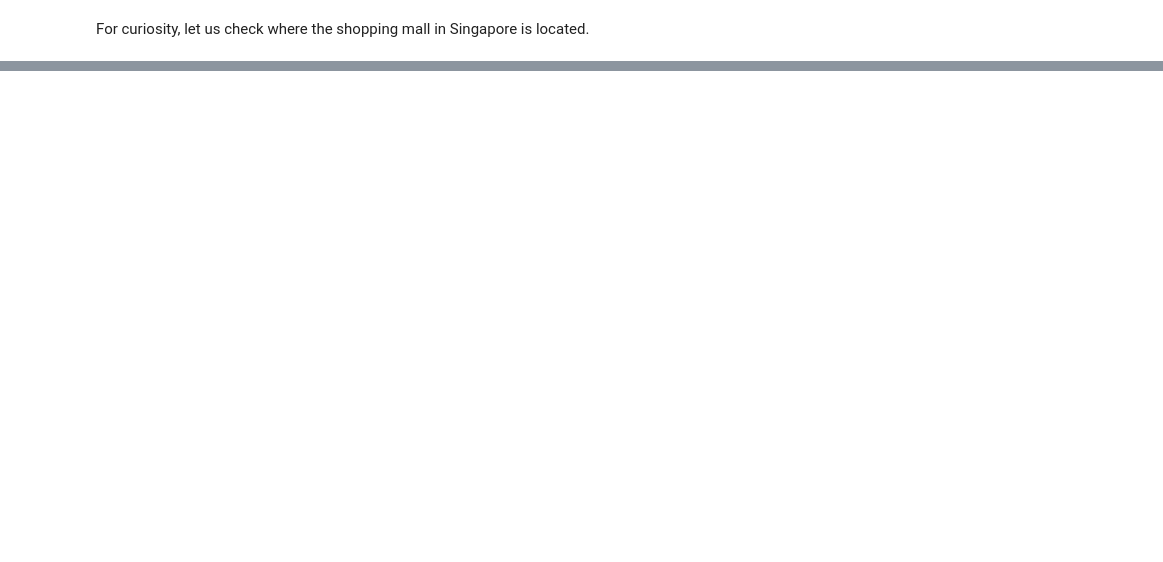
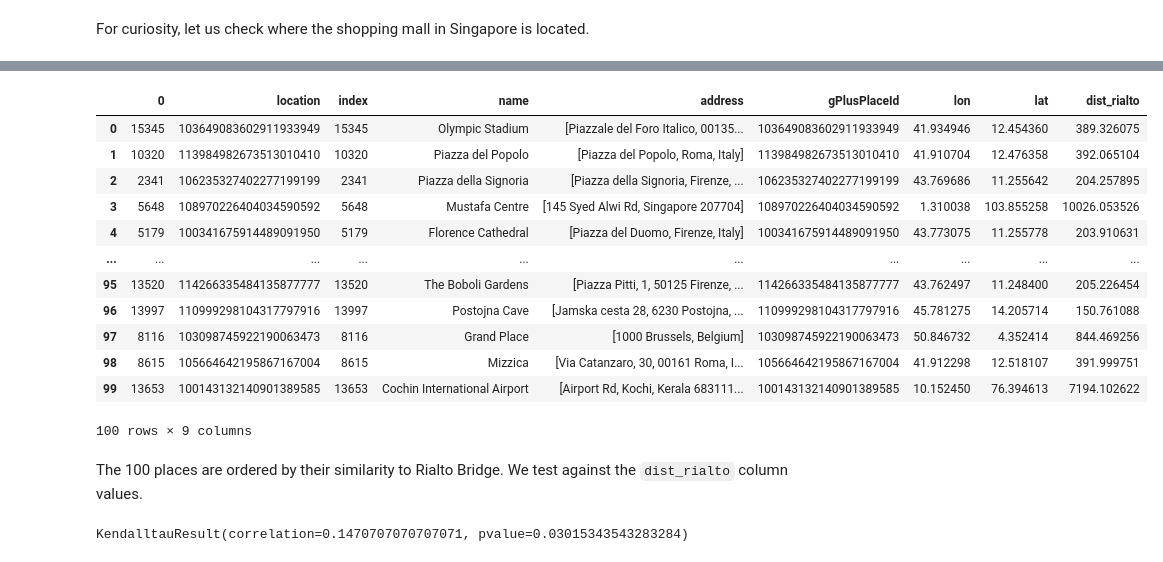
Before and after one commit to LorenzoBoccalon/Embeddings_Pytorch, a Jupyter notebook: exploratory_analysis.ipynb, the cells around one changed output, grey strips where cells are left out. Saved outputs shown, nothing was run; the diff lists cells and outputs as text; code cells hidden in the pictures; blank space fills up the shorter version.

Commit message:
Added spatial correlation analysis

```diff
--- a/exploratory_analysis.ipynb
+++ b/exploratory_analysis.ipynb
@@ -473,0 +479,4 @@ plt.show()
+# %%
+rialto = pd.DataFrame(top_n(5249, 100))
+for i in pd.merge(rialto, loc_fin, left_on=0, right_on='index')['gPlusPlaceId']:
+    print(f"'{i}',", end=' ')
@@ -473,0 +489,3 @@ plt.show()
+# %%
+top_100_rialto = pd.merge(rialto, loc_fin, left_on=0, right_on='index')
+top_100_rialto
@@ -473,0 +506,3 @@ plt.show()
+# %%
+rialto_geo_coo = loc_fin[loc_fin['index'] == 5249].apply(lambda x: (x['lon'], x['lat']), axis=1).values[0]
+rialto_geo_coo
@@ -473,0 +511,3 @@ plt.show()
+# %%
+top_100_geo_coo = top_100_rialto.apply(lambda x: (x['lon'], x['lat']), axis=1)
+top_100_geo_coo
@@ -473,0 +527,27 @@ plt.show()
+# %%
+top_100_rialto['dist_rialto'] = [geodesic(rialto_geo_coo, top_100_geo_coo[i]).kilometers for i in range(len(top_100_geo_coo))]
+top_100_rialto
+# %% [output]
+|  | 0 | location | index | name | address | gPlusPlaceId | lon | lat | dist_rialto |
+| 0 | 15345 | 103649083602911933949 | 15345 | Olympic Stadium | [Piazzale del Foro Italico, 00135... | 103649083602911933949 | 41.934946 | 12.454360 | 389.326075 |
+| 1 | 10320 | 113984982673513010410 | 10320 | Piazza del Popolo | [Piazza del Popolo, Roma, Italy] | 113984982673513010410 | 41.910704 | 12.476358 | 392.065104 |
+| 2 | 2341 | 106235327402277199199 | 2341 | Piazza della Signoria | [Piazza della Signoria, Firenze, ... | 106235327402277199199 | 43.769686 | 11.255642 | 204.257895 |
+| 3 | 5648 | 108970226404034590592 | 5648 | Mustafa Centre | [145 Syed Alwi Rd, Singapore 207704] | 108970226404034590592 | 1.310038 | 103.855258 | 10026.053526 |
+| 4 | 5179 | 100341675914489091950 | 5179 | Florence Cathedral | [Piazza del Duomo, Firenze, Italy] | 100341675914489091950 | 43.773075 | 11.255778 | 203.910631 |
+| ... | ... | ... | ... | ... | ... | ... | ... | ... | ... |
+| 95 | 13520 | 114266335484135877777 | 13520 | The Boboli Gardens | [Piazza Pitti, 1, 50125 Firenze, ... | 114266335484135877777 | 43.762497 | 11.248400 | 205.226454 |
+| 96 | 13997 | 110999298104317797916 | 13997 | Postojna Cave | [Jamska cesta 28, 6230 Postojna, ... | 110999298104317797916 | 45.781275 | 14.205714 | 150.761088 |
+| 97 | 8116 | 103098745922190063473 | 8116 | Grand Place | [1000 Brussels, Belgium] | 103098745922190063473 | 50.846732 | 4.352414 | 844.469256 |
+| 98 | 8615 | 105664642195867167004 | 8615 | Mizzica | [Via Catanzaro, 30, 00161 Roma, I... | 105664642195867167004 | 41.912298 | 12.518107 | 391.999751 |
+| 99 | 13653 | 100143132140901389585 | 13653 | Cochin International Airport | [Airport Rd, Kochi, Kerala 683111... | 100143132140901389585 | 10.152450 | 76.394613 | 7194.102622 |
+100 rows × 9 columns
+# %% [markdown]
+The 100 places are ordered by their similarity to Rialto Bridge.
+We test against the `dist_rialto` column values.
+# %%
+from scipy.stats import kendalltau
+dist_rank = np.argsort(top_100_rialto['dist_rialto'])
+sim_rank = top_100_rialto.index
+kendalltau(dist_rank, sim_rank)
+# %% [output]
+KendalltauResult(correlation=0.1470707070707071, pvalue=0.03015343543283284)
```
Also changed, not shown: parts of 17 cells of this notebook.
